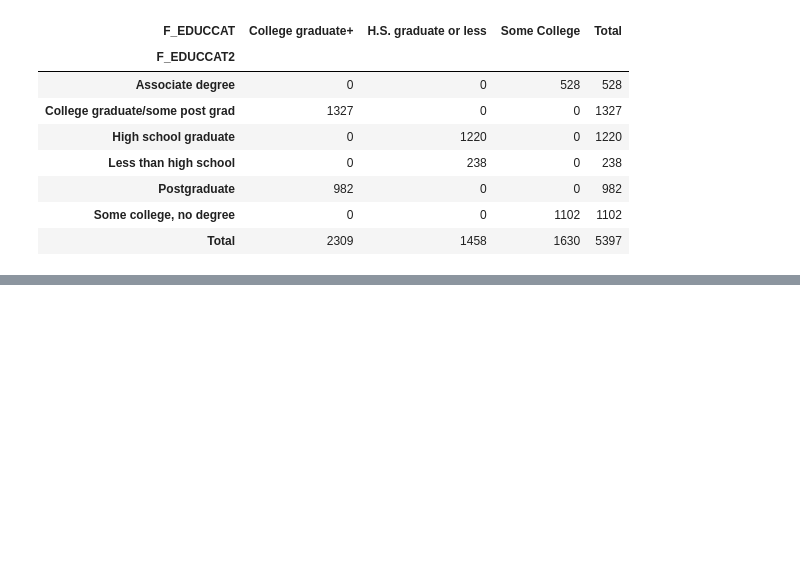
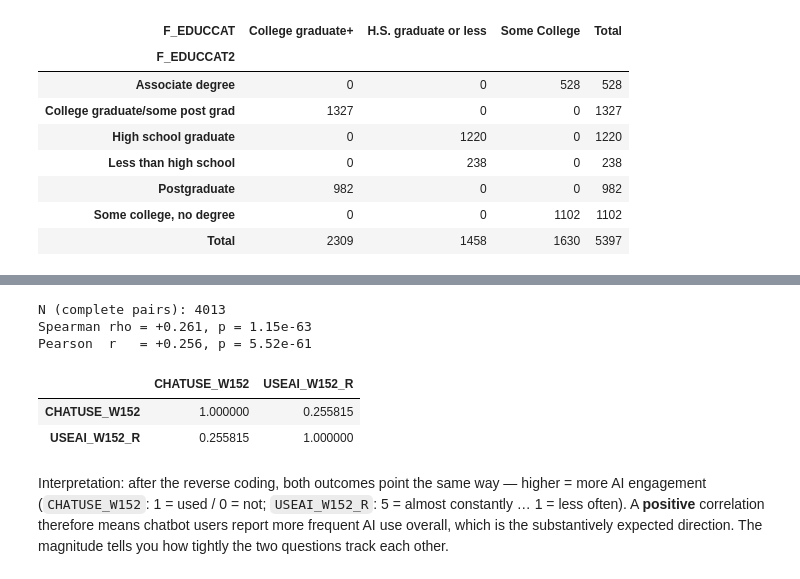
Before and after one commit to shambhavi-20/miniProject2, a Jupyter notebook: atp-w152.ipynb, the cells around one changed output, grey strips where cells are left out. Drawn from its saved outputs; the diff is of its cells as text; code cells hidden in the pictures; blank space fills up the shorter version.

```diff
--- a/atp-w152.ipynb
+++ b/atp-w152.ipynb
@@ -96,6 +96,13 @@ for col in recode_99_cols:
 # Remap Binary Outcome Variable
 data['CHATUSE_W152'] = data['CHATUSE_W152'].replace({2: 0})  # 1 = Yes, have used, 0 = No, have not used
 
+# Reverse-code USEAI_W152 into USEAI_W152_R so higher = more frequent AI use
+# Original Pew coding: 1 = Almost constantly ... 5 = Less often
+# Recoded (USEAI_W152_R): 5 = Almost constantly ... 1 = Less often
+data['USEAI_W152_R'] = 6 - data['USEAI_W152']
+data = data.drop(columns=['USEAI_W152'])
+outcome_cols = ['CHATUSE_W152', 'USEAI_W152_R']
+
 display(data.describe())
 display(data.head(20))
 # %% [output]
@@ -175,3 +190,27 @@ edu_compare
+# %%
+from scipy import stats
+
+# Use only rows with both outcomes observed
+pair = data[outcome_cols].dropna()
+
+spearman = stats.spearmanr(pair['CHATUSE_W152'], pair['USEAI_W152_R'])
+pearson = stats.pearsonr(pair['CHATUSE_W152'], pair['USEAI_W152_R'])
+
+print(f"N (complete pairs): {len(pair)}")
+print(f"Spearman rho = {spearman.statistic:+.3f}, p = {spearman.pvalue:.3g}")
+print(f"Pearson  r   = {pearson.statistic:+.3f}, p = {pearson.pvalue:.3g}")
+
+# 2x2 correlation matrix (Pearson)
+data[outcome_cols].corr()
+# %% [output]
+N (complete pairs): 4013
+Spearman rho = +0.261, p = 1.15e-63
+Pearson  r   = +0.256, p = 5.52e-61
+|  | CHATUSE_W152 | USEAI_W152_R |
+| CHATUSE_W152 | 1.000000 | 0.255815 |
+| USEAI_W152_R | 0.255815 | 1.000000 |
+# %% [markdown]
+Interpretation: after the reverse coding, both outcomes point the same way — higher = more AI engagement (`CHATUSE_W152`: 1 = used / 0 = not; `USEAI_W152_R`: 5 = almost constantly … 1 = less often). A **positive** correlation therefore means chatbot users report more frequent AI use overall, which is the substantively expected direction. The magnitude tells you how tightly the two questions track each other.
 # %%
 # Save cleaned/recoded data for regression analysis
 data.to_csv('data/August 2024/atp-w152-clean.csv', index=False)
```
Also changed, not shown: parts of 2 cells of this notebook, 2 other files.
